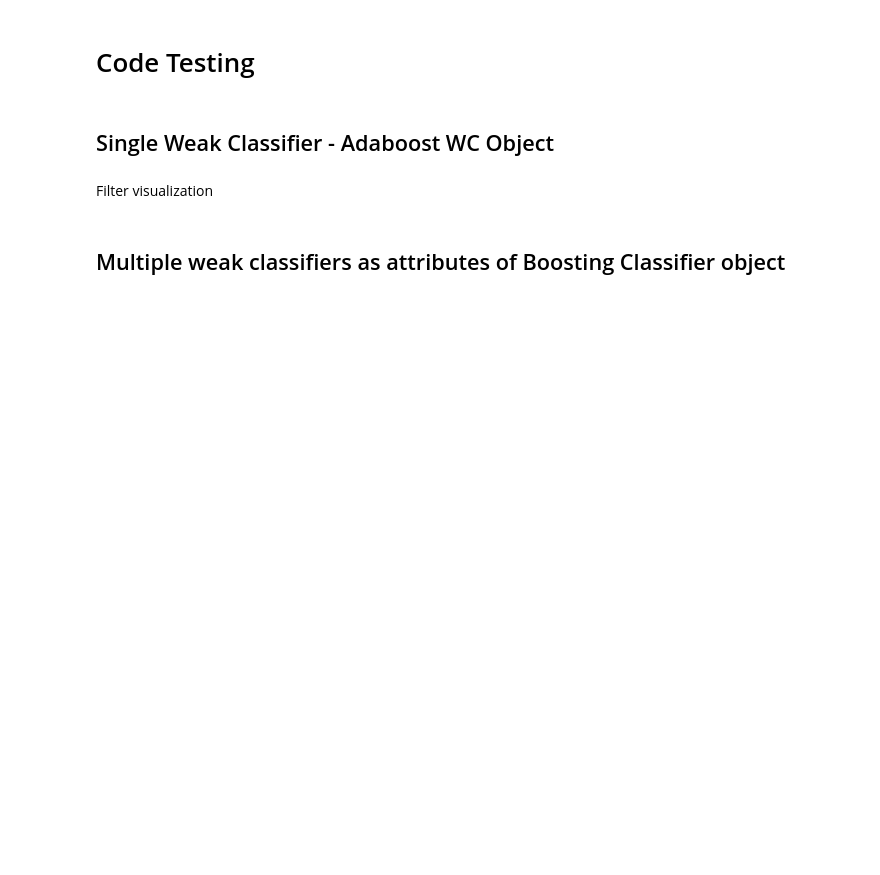
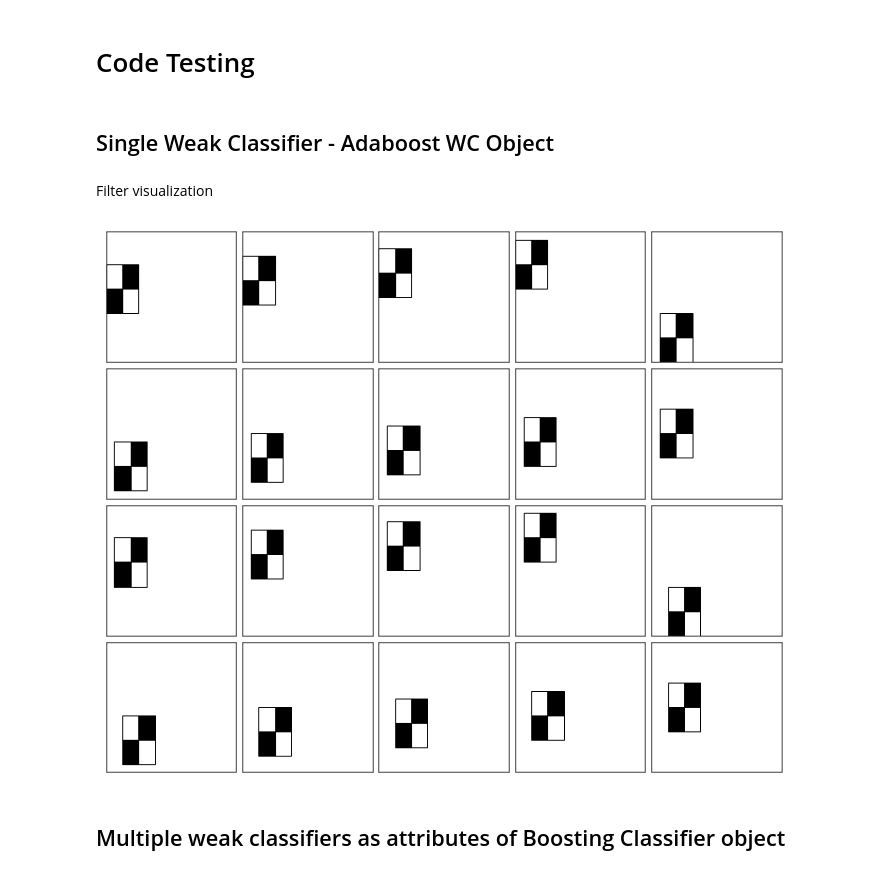
Before and after one commit to stacyste/Stat231Project2, a Jupyter notebook: project_2_code_sstacy.ipynb, the cells around one changed output. Cells and saved outputs as stored; diff of their text form; code cells hidden in the pictures; blank space fills up the shorter version.

```diff
--- a/project_2_code_sstacy.ipynb
+++ b/project_2_code_sstacy.ipynb
@@ -82,33 +90,38 @@ Filter visualization
 # %%
 import matplotlib.patches as patches
-def visualize_haar_filter(wc):
-    fig, ax = plt.subplots(figsize=(5, 5))
-    ax.set_xlim(0, 16)
-    ax.set_ylim(0, 16)
+def visualize_haar_filter(topwcs, grid_size = (4,5), figsize = (10,8)):
+    fig = plt.figure(figsize = figsize)
+    fig.subplots_adjust(left = 0, right = 1, bottom = 0, top = 1,
+                        hspace = 0.05, wspace = 0.05)
+    for indx, wc in enumerate(topwcs):
 
-    for i in range(len(wc.plus_rects)):
-        pos_xy = (wc.plus_rects[i][0], wc.plus_rects[i][1])
-        pos_width = wc.plus_rects[i][2] -wc.plus_rects[i][0] +1
-        pos_height = wc.plus_rects[i][3] - wc.plus_rects[i][1] +1
+        ax = fig.add_subplot(grid_size[0], grid_size[1], indx+1, xticks=[], yticks=[])
+        ax.set_xlim(0, 16)
+        ax.set_ylim(0, 16)
 
-        rect_pos = patches.Rectangle(pos_xy,pos_width,pos_height, edgecolor = 'black', facecolor='black')
-        ax.add_patch(rect_pos)
+        for i in range(len(wc.plus_rects)):
+            pos_xy = (wc.plus_rects[i][0], wc.plus_rects[i][1])
+            pos_width = wc.plus_rects[i][2] -wc.plus_rects[i][0] +1
+            pos_height = wc.plus_rects[i][3] - wc.plus_rects[i][1] +1
 
-    for j in range(len(wc.minus_rects)):
-        neg_xy = (wc.minus_rects[j][0], wc.minus_rects[j][1])
-        neg_width = wc.minus_rects[j][2] -wc.minus_rects[j][0] +1
-        neg_height = wc.minus_rects[j][3] - wc.minus_rects[j][1] +1
+            rect_pos = patches.Rectangle(pos_xy,pos_width,pos_height, edgecolor = 'black', facecolor='black')
+            ax.add_patch(rect_pos)
 
-        rect_neg = patches.Rectangle(neg_xy,neg_width,neg_height,linewidth=1,edgecolor='black',facecolor='none')
-        ax.add_patch(rect_neg)
+        for j in range(len(wc.minus_rects)):
+            neg_xy = (wc.minus_rects[j][0], wc.minus_rects[j][1])
+            neg_width = wc.minus_rects[j][2] -wc.minus_rects[j][0] +1
+            neg_height = wc.minus_rects[j][3] - wc.minus_rects[j][1] +1
 
-
+            rect_neg = patches.Rectangle(neg_xy,neg_width,neg_height,linewidth=1,edgecolor='black',facecolor='none')
+            ax.add_patch(rect_neg)
     plt.show()
 # %%
 print(boost.weak_classifiers[900].plus_rects)
 print(boost.weak_classifiers[900].minus_rects)
 # %%
-visualize_haar_filter(boost.weak_classifiers[900])
+visualize_haar_filter(boost.weak_classifiers[900:920])
+# %% [output]
+[figure, added]
 # %% [markdown]
 ## Multiple weak classifiers as attributes of Boosting Classifier object
 # %%
```
Also changed, not shown: parts of 10 cells of this notebook, 6 other files.
